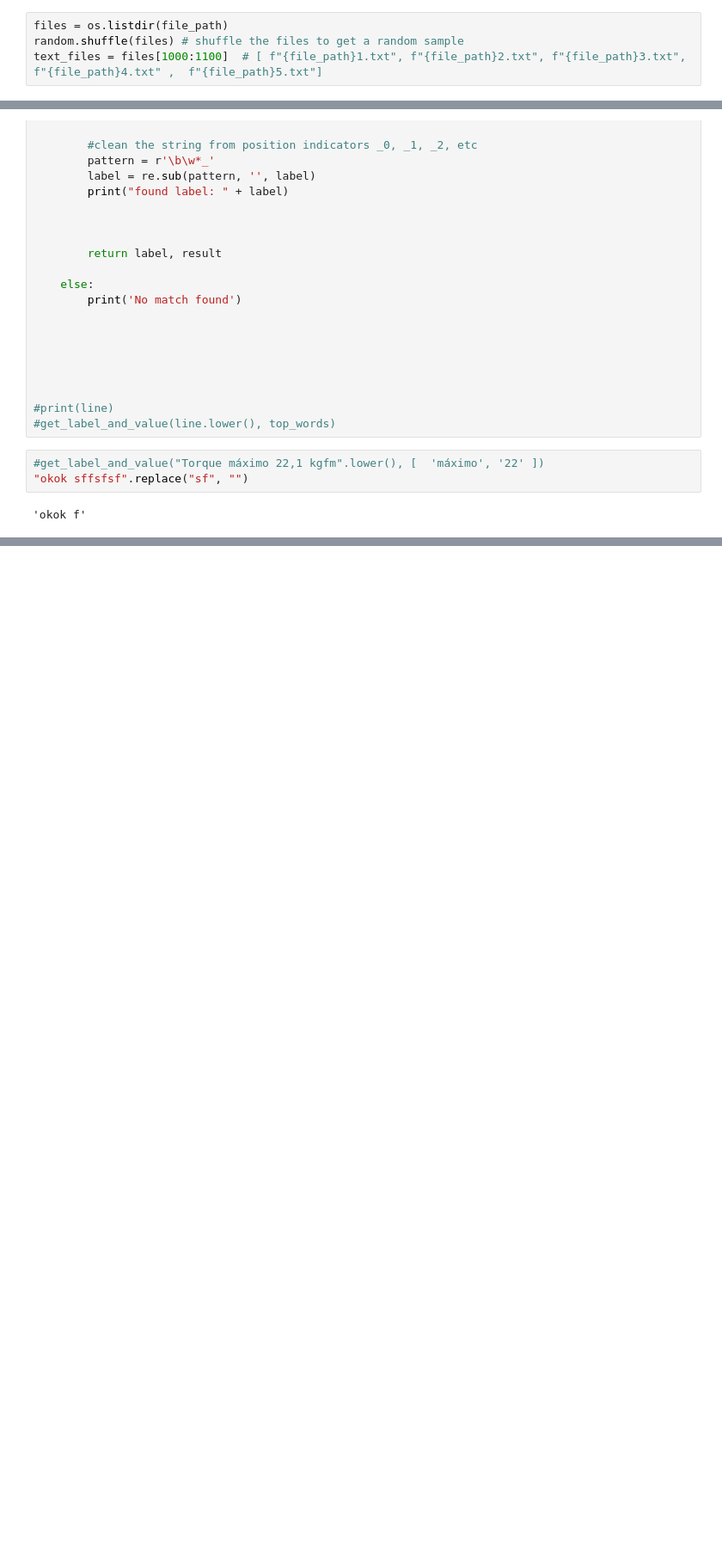
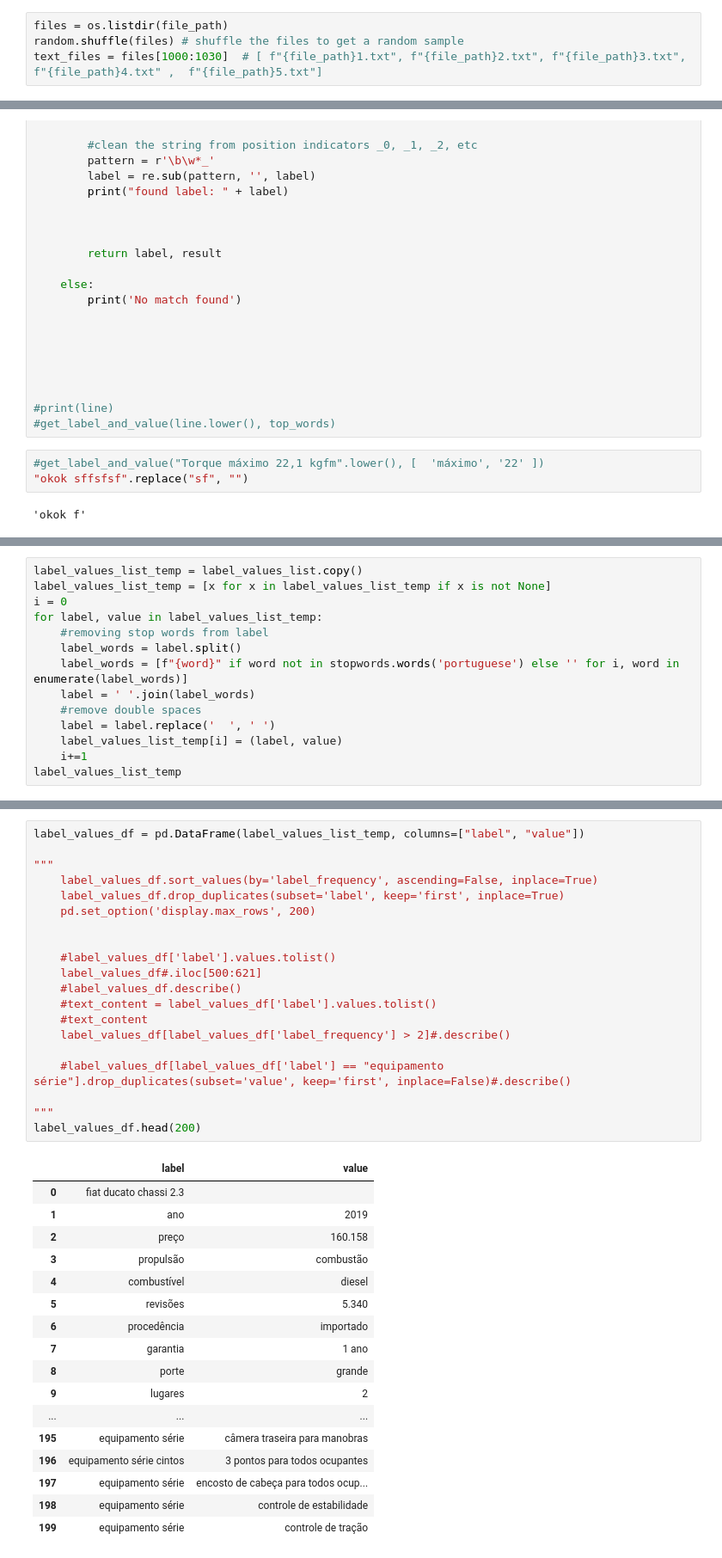
Before and after one commit to marcnaweb/car_recommendation_engine, a Jupyter notebook: notebooks/marc_text_to_table_datasheet_tests.ipynb, the cells around one changed output, grey strips where cells are left out. Shown at 86% size. Saved outputs shown, nothing was run; the diff lists cells and outputs as text; blank space fills up the shorter version.

```diff
--- a/notebooks/marc_text_to_table_datasheet_tests.ipynb
+++ b/notebooks/marc_text_to_table_datasheet_tests.ipynb
@@ -21,7 +17,7 @@ file_path = "/home/marcnaweb/code/marcnaweb/car_recommendation_engine/raw_data/t
 # %%
 files = os.listdir(file_path)
 random.shuffle(files) # shuffle the files to get a random sample
-text_files = files[1000:1100]  # [ f"{file_path}1.txt", f"{file_path}2.txt", f"{file_path}3.txt",  f"{file_path}4.txt" ,  f"{file_path}5.txt"]
+text_files = files[1000:1030]  # [ f"{file_path}1.txt", f"{file_path}2.txt", f"{file_path}3.txt",  f"{file_path}4.txt" ,  f"{file_path}5.txt"]
 # %%
 text_content = []
 
@@ -255,0 +235,14 @@ label_values_list
+# %%
+label_values_list_temp = label_values_list.copy()
+label_values_list_temp = [x for x in label_values_list_temp if x is not None]
+i = 0
+for label, value in label_values_list_temp:
+    #removing stop words from label
+    label_words = label.split()
+    label_words = [f"{word}" if word not in stopwords.words('portuguese') else '' for i, word in enumerate(label_words)]
+    label = ' '.join(label_words)
+    #remove double spaces
+    label = label.replace('  ', ' ')
+    label_values_list_temp[i] = (label, value)
+    i+=1
+label_values_list_temp
@@ -255,0 +267,38 @@ label_values_list
+# %%
+label_values_df = pd.DataFrame(label_values_list_temp, columns=["label", "value"])
+
+"""
+    label_values_df.sort_values(by='label_frequency', ascending=False, inplace=True)
+    label_values_df.drop_duplicates(subset='label', keep='first', inplace=True)
+    pd.set_option('display.max_rows', 200)
+
+
+    #label_values_df['label'].values.tolist()
+    label_values_df#.iloc[500:621]
+    #label_values_df.describe()
+    #text_content = label_values_df['label'].values.tolist()
+    #text_content
+    label_values_df[label_values_df['label_frequency'] > 2]#.describe()
+
+    #label_values_df[label_values_df['label'] == "equipamento série"].drop_duplicates(subset='value', keep='first', inplace=False)#.describe()
+
+"""
+label_values_df.head(200)
+# %% [output]
+|  | label | value |
+| 0 | fiat ducato chassi 2.3 |  |
+| 1 | ano | 2019 |
+| 2 | preço | 160.158 |
+| 3 | propulsão | combustão |
+| 4 | combustível | diesel |
+| 5 | revisões | 5.340 |
+| 6 | procedência | importado |
+| 7 | garantia | 1 ano |
+| 8 | porte | grande |
+| 9 | lugares | 2 |
+| ... | ... | ... |
+| 195 | equipamento série | câmera traseira para manobras |
+| 196 | equipamento série cintos | 3 pontos para todos ocupantes |
+| 197 | equipamento série | encosto de cabeça para todos ocup... |
+| 198 | equipamento série | controle de estabilidade |
+| 199 | equipamento série | controle de tração |
```
Also changed, not shown: parts of 34 cells of this notebook, 1 other file.
